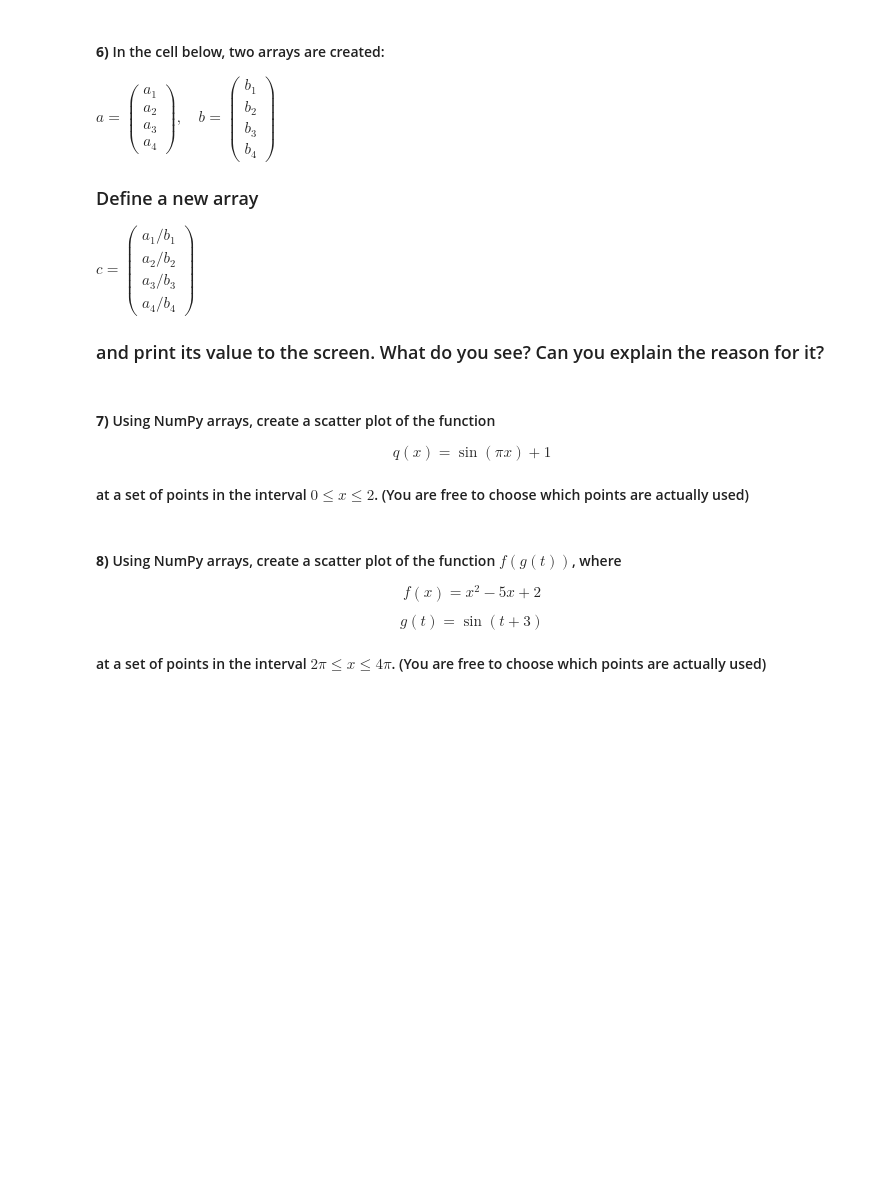
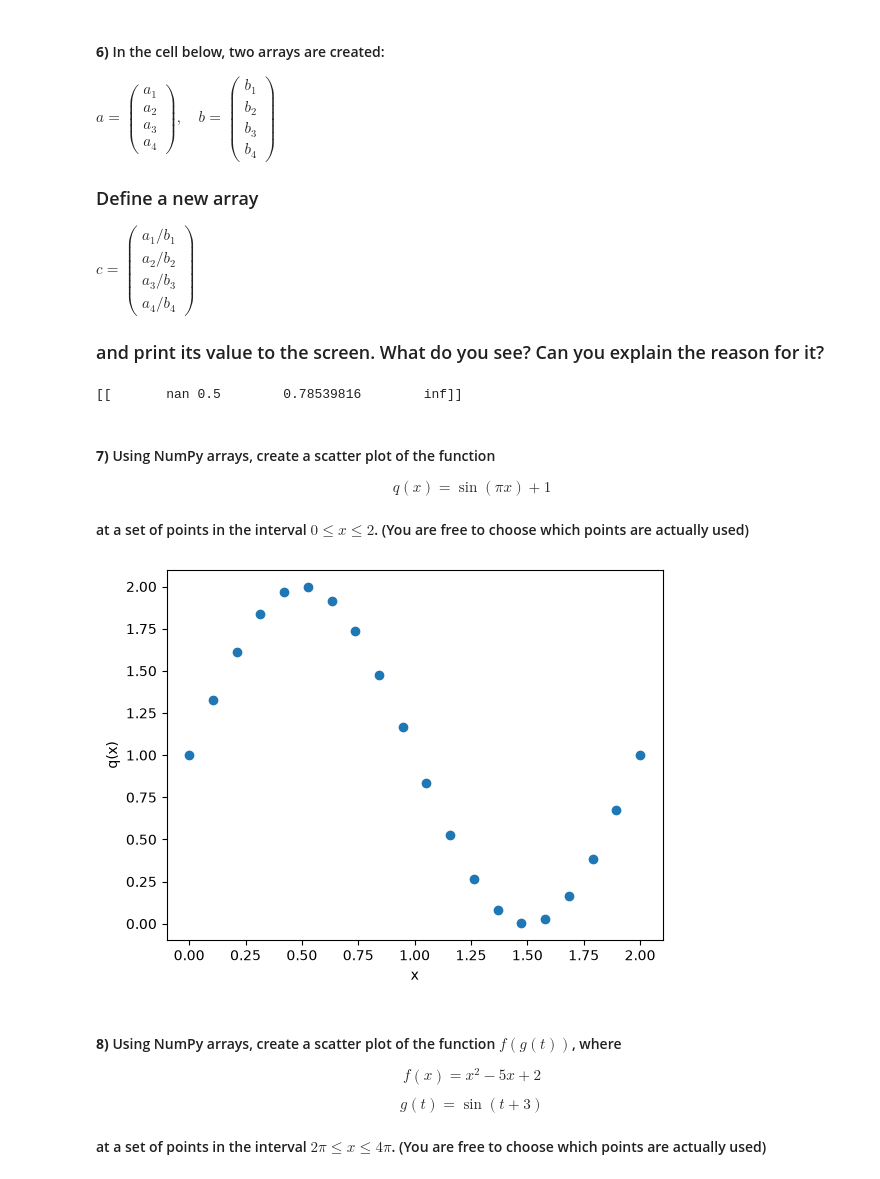
Before and after one commit to niyatiravi/datasci151fall2026, a Jupyter notebook: lecture_04_other_sequence_objects/Lecture04 copy.ipynb, the cells around one changed output. Saved outputs shown, nothing was run; the diff lists cells and outputs as text; code cells hidden in the pictures; blank space fills up the shorter version.

```diff
--- a/lecture_04_other_sequence_objects/Lecture04 copy.ipynb
+++ b/lecture_04_other_sequence_objects/Lecture04 copy.ipynb
@@ -642,6 +705,11 @@ a = np.array([0, 1.0, np.pi, np.cos(np.pi/12)])
 b = np.array([0, 2.0, 4, 0])
 
 # your code here
+c = np.array([a/b])
+print(c)
+#some parts of the array are invalid because some elements are being divided by 0
+# %% [output]
+[[       nan 0.5        0.78539816        inf]]
 # %% [markdown]
 #### **7)** Using NumPy arrays, create a scatter plot of the function
 
@@ -650,6 +718,15 @@ $$q(x) = \sin(\pi x) + 1$$
 #### at a set of points in the interval $0 \leq x \leq 2$. (You are free to choose which points are actually used)
 # %%
 # your code here
+x = np.linspace(0,2,20)
+q_of_x = np.sin(np.pi*x)+1
+
+plt.scatter(x,q_of_x)
+plt.xlabel("x")
+plt.ylabel("q(x)")
+plt.show()
+# %% [output]
+[figure, added]
 # %% [markdown]
 #### **8)** Using NumPy arrays, create a scatter plot of the function $f(g(t))$, where
 
```
Also changed, not shown: parts of 12 cells of this notebook, 1 other file.
